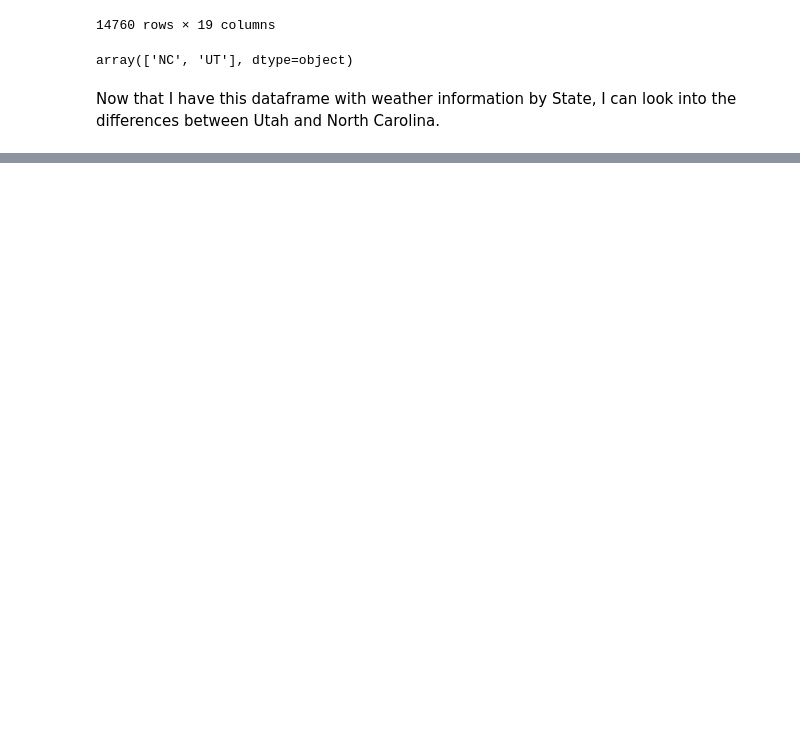
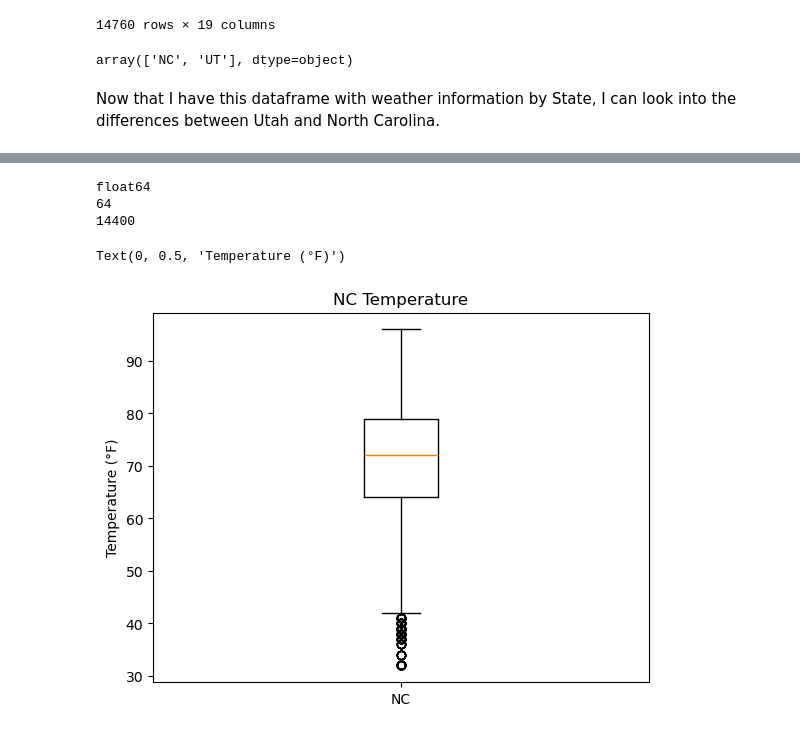
Before and after one commit to calkzhao/honeybees, a Jupyter notebook: jupyter_honeybee.ipynb, the cells around one changed output, grey strips where cells are left out. Drawn from its saved outputs; the diff is of its cells as text; code cells hidden in the pictures; blank space fills up the shorter version.

```diff
--- a/jupyter_honeybee.ipynb
+++ b/jupyter_honeybee.ipynb
@@ -186,0 +219,23 @@ weather_with_state.describe(include='all')
+# %%
+# why does nothing show up for NC?
+print(nc_temp.dtypes)
+print(nc_temp.isna().sum())
+print(len(nc_temp))
+
+# there are 64 missing values in NC temp. I will just drop them.
+weather_with_state = weather_with_state.dropna()
+
+new_nc_temp = weather_with_state[weather_with_state['State'] == 'NC']['Temperature']
+new_nc_temp.isna().sum()
+len(new_nc_temp)
+
+# now try boxplot
+plt.boxplot(new_nc_temp, labels = ['NC'])
+plt.title('NC Temperature')
+plt.ylabel('Temperature (°F)')
+# %% [output]
+float64
+64
+14400
+Text(0, 0.5, 'Temperature (°F)')
+[figure, added]
```
Also changed, not shown: parts of 9 cells of this notebook.
